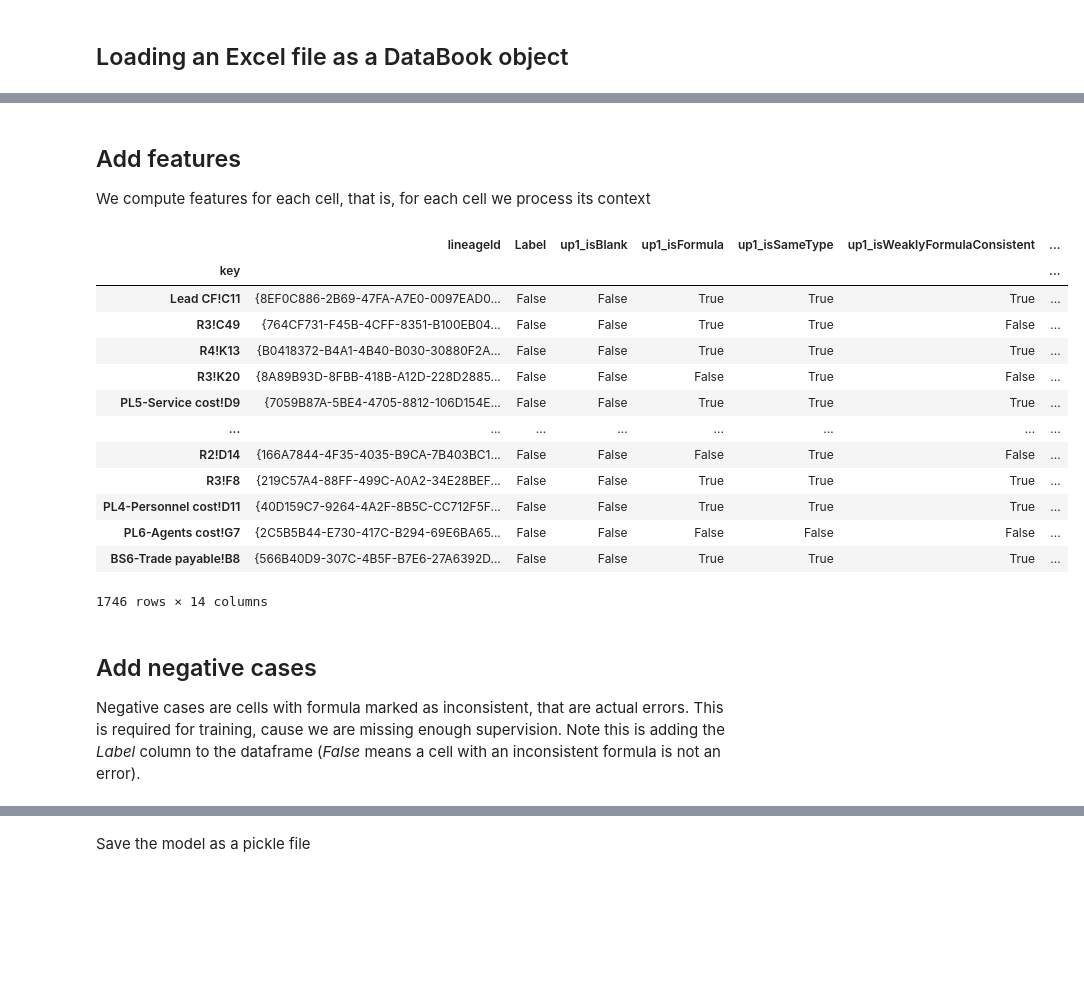
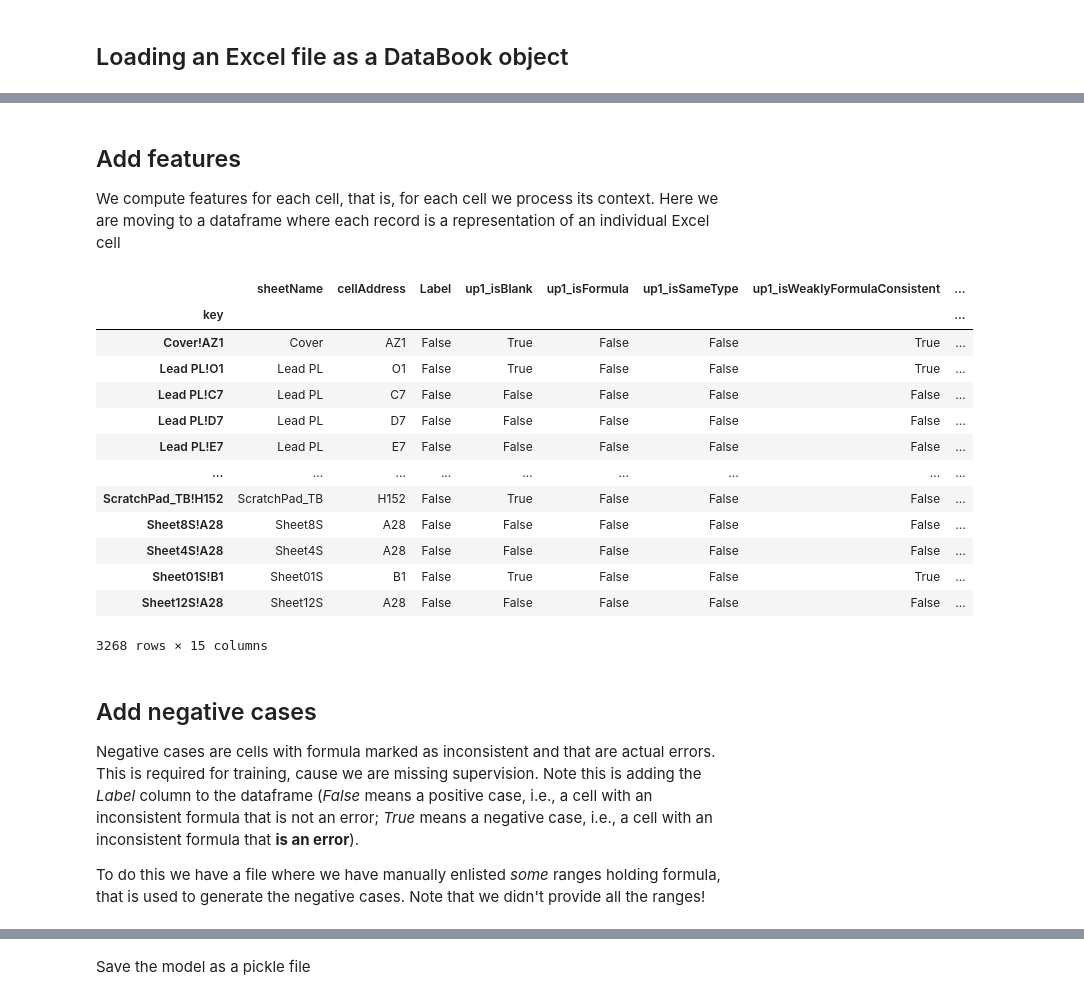
Before and after one commit to ks0411/databook_v1, a Jupyter notebook: Model-Training.ipynb, the cells around one changed output, grey strips where cells are left out. Cells and saved outputs as stored; diff of their text form; code cells hidden in the pictures; blank space fills up the shorter version.

```diff
--- a/Model-Training.ipynb
+++ b/Model-Training.ipynb
@@ -3,11 +16,3 @@
 # %%
-from data_book import DataBook
-import sklearn as skl
-from sklearn.model_selection import train_test_split
-from sklearn.metrics import confusion_matrix
-from sklearn.ensemble import RandomForestClassifier
-from sklearn.metrics import classification_report
-from sklearn import svm
-from sklearn.linear_model import LogisticRegression
-print(skl.__version__)
-raw_data_path = './Data-v1/OutputEnriched1006.xls'
+raw_data_path = './Data-v1/Standard_Databook_ 06 07 2022.csv.json'
+formula_ranges = './Data-v1/areas.txt'
@@ -38,27 +40,30 @@ WARNING *** OLE2 inconsistency: SSCS size is 0 but SSAT size is non-zero
 # %% [markdown]
 ## Add features
 
-We compute features for each cell, that is, for each cell we process its context
+We compute features for each cell, that is, for each cell we process its context.
+Here we are moving to a dataframe where each record is a representation of an individual Excel cell
 # %%
-dBook.pre_process_data()
+dBook.pre_process_data(for_training=True)
 dBook.get_data()
 # %% [output]
-|  | lineageId | Label | up1_isBlank | up1_isFormula | up1_isSameType | up1_isWeaklyFormulaConsistent | ... |
-| key |  |  |  |  |  |  | ... |
-| Lead CF!C11 | {8EF0C886-2B69-47FA-A7E0-0097EAD0... | False | False | True | True | True | ... |
-| R3!C49 | {764CF731-F45B-4CFF-8351-B100EB04... | False | False | True | True | False | ... |
-| R4!K13 | {B0418372-B4A1-4B40-B030-30880F2A... | False | False | True | True | True | ... |
-| R3!K20 | {8A89B93D-8FBB-418B-A12D-228D2885... | False | False | False | True | False | ... |
-| PL5-Service cost!D9 | {7059B87A-5BE4-4705-8812-106D154E... | False | False | True | True | True | ... |
-| ... | ... | ... | ... | ... | ... | ... | ... |
-| R2!D14 | {166A7844-4F35-4035-B9CA-7B403BC1... | False | False | False | True | False | ... |
-| R3!F8 | {219C57A4-88FF-499C-A0A2-34E28BEF... | False | False | True | True | True | ... |
-| PL4-Personnel cost!D11 | {40D159C7-9264-4A2F-8B5C-CC712F5F... | False | False | True | True | True | ... |
-| PL6-Agents cost!G7 | {2C5B5B44-E730-417C-B294-69E6BA65... | False | False | False | False | False | ... |
-| BS6-Trade payable!B8 | {566B40D9-307C-4B5F-B7E6-27A6392D... | False | False | True | True | True | ... |
+|  | sheetName | cellAddress | Label | up1_isBlank | up1_isFormula | up1_isSameType | up1_isWeaklyFormulaConsistent | ... |
+| key |  |  |  |  |  |  |  | ... |
+| Cover!AZ1 | Cover | AZ1 | False | True | False | False | True | ... |
+| Lead PL!O1 | Lead PL | O1 | False | True | False | False | True | ... |
+| Lead PL!C7 | Lead PL | C7 | False | False | False | False | False | ... |
+| Lead PL!D7 | Lead PL | D7 | False | False | False | False | False | ... |
+| Lead PL!E7 | Lead PL | E7 | False | False | False | False | False | ... |
+| ... | ... | ... | ... | ... | ... | ... | ... | ... |
+| ScratchPad_TB!H152 | ScratchPad_TB | H152 | False | True | False | False | False | ... |
+| Sheet8S!A28 | Sheet8S | A28 | False | False | False | False | False | ... |
+| Sheet4S!A28 | Sheet4S | A28 | False | False | False | False | False | ... |
+| Sheet01S!B1 | Sheet01S | B1 | False | True | False | False | True | ... |
+| Sheet12S!A28 | Sheet12S | A28 | False | False | False | False | False | ... |
-1746 rows × 14 columns
+3268 rows × 15 columns
 # %% [markdown]
 ## Add negative cases
 
-Negative cases are cells with formula marked as inconsistent, that are actual errors. This is required for training, cause we are missing enough supervision. Note this is adding the *Label* column to the dataframe (*False* means a cell with an inconsistent formula is not an error).
+Negative cases are cells with formula marked as inconsistent and that are actual errors. This is required for training, cause we are missing supervision. Note this is adding the *Label* column to the dataframe (*False* means a positive case, i.e., a cell with an inconsistent formula that is not an error; *True* means a negative case, i.e., a cell with an inconsistent formula that **is an error**).
+
+To do this we have a file where we have manually enlisted *some* ranges holding formula, that is used to generate the negative cases. Note that we didn't provide all the ranges!
 # %%
```
Also changed, not shown: parts of 26 cells of this notebook, 16 other files.
